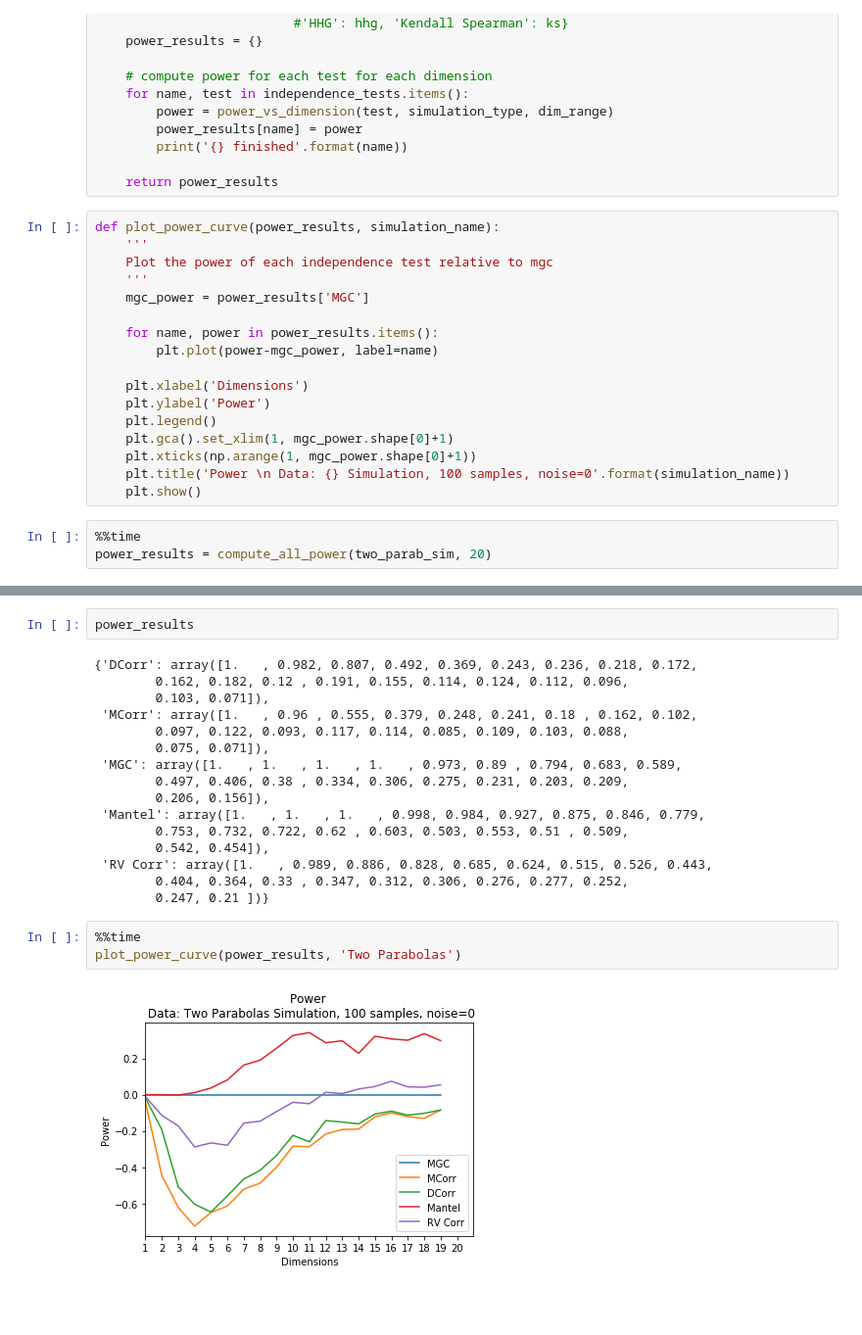
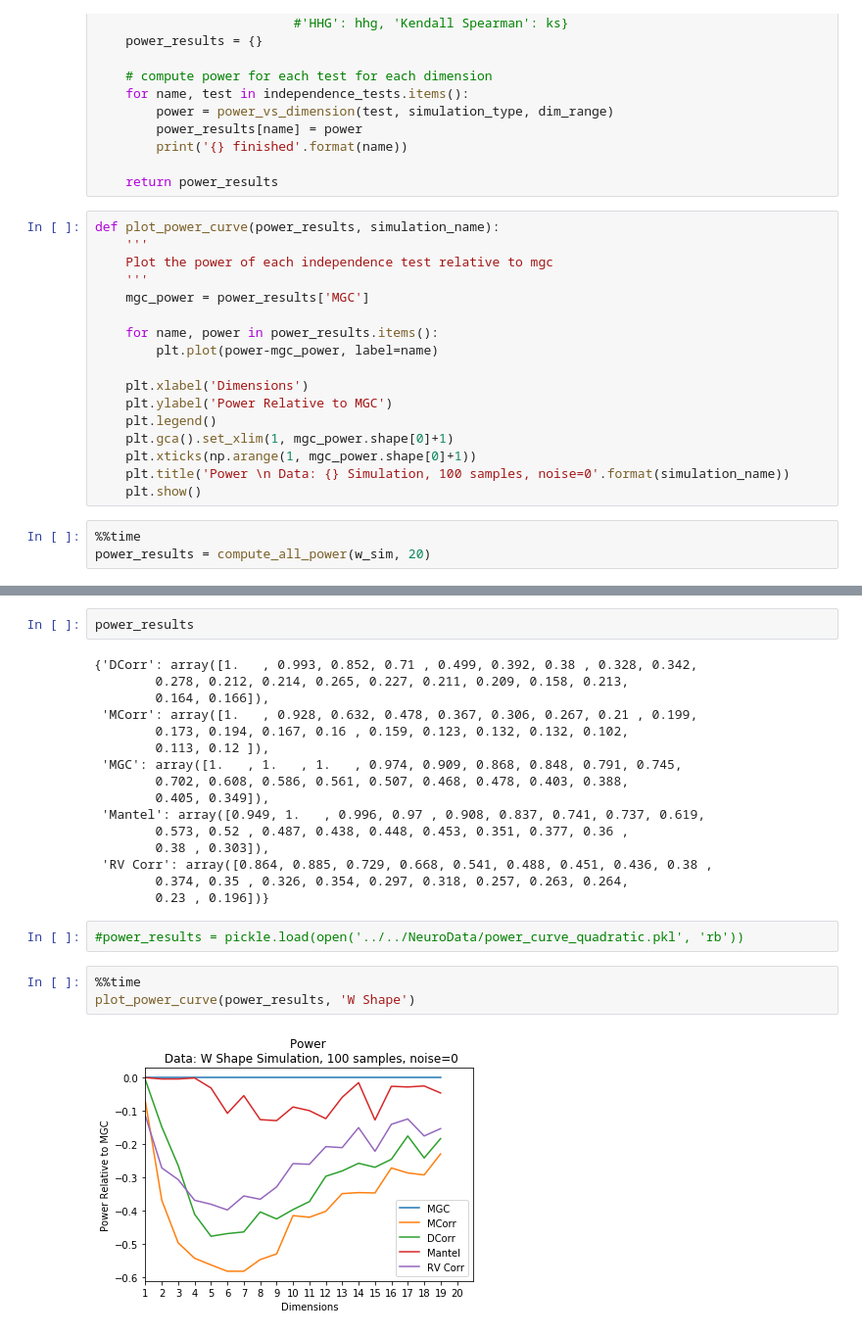
Before and after one commit to neurodata/mgcpy-old, a Jupyter notebook: demos/figure_2_power_curve.ipynb, the cells around one changed output, grey strips where cells are left out. Shown at 98% size. Drawn from its saved outputs; the diff is of its cells as text; blank space fills up the shorter version.

Commit message:
added w shape power curve

```diff
--- a/demos/figure_2_power_curve.ipynb
+++ b/demos/figure_2_power_curve.ipynb
@@ -77,7 +77,7 @@ def plot_power_curve(power_results, simulation_name):
         plt.plot(power-mgc_power, label=name)
 
     plt.xlabel('Dimensions')
-    plt.ylabel('Power')
+    plt.ylabel('Power Relative to MGC')
     plt.legend()
     plt.gca().set_xlim(1, mgc_power.shape[0]+1)
     plt.xticks(np.arange(1, mgc_power.shape[0]+1))
@@ -85,7 +85,7 @@ def plot_power_curve(power_results, simulation_name):
     plt.show()
 # %%
 %%time
-power_results = compute_all_power(two_parab_sim, 20)
+power_results = compute_all_power(w_sim, 20)
 # %% [output]
 MGC finished
 MCorr finished
@@ -97,23 +97,25 @@ Wall time: 31min 2s
 # %%
 power_results
 # %% [output]
-{'DCorr': array([1.   , 0.982, 0.807, 0.492, 0.369, 0.243, 0.236, 0.218, 0.172,
-        0.162, 0.182, 0.12 , 0.191, 0.155, 0.114, 0.124, 0.112, 0.096,
-        0.103, 0.071]),
- 'MCorr': array([1.   , 0.96 , 0.555, 0.379, 0.248, 0.241, 0.18 , 0.162, 0.102,
-        0.097, 0.122, 0.093, 0.117, 0.114, 0.085, 0.109, 0.103, 0.088,
-        0.075, 0.071]),
- 'MGC': array([1.   , 1.   , 1.   , 1.   , 0.973, 0.89 , 0.794, 0.683, 0.589,
-        0.497, 0.406, 0.38 , 0.334, 0.306, 0.275, 0.231, 0.203, 0.209,
-        0.206, 0.156]),
- 'Mantel': array([1.   , 1.   , 1.   , 0.998, 0.984, 0.927, 0.875, 0.846, 0.779,
-        0.753, 0.732, 0.722, 0.62 , 0.603, 0.503, 0.553, 0.51 , 0.509,
-        0.542, 0.454]),
- 'RV Corr': array([1.   , 0.989, 0.886, 0.828, 0.685, 0.624, 0.515, 0.526, 0.443,
-        0.404, 0.364, 0.33 , 0.347, 0.312, 0.306, 0.276, 0.277, 0.252,
-        0.247, 0.21 ])}
+{'DCorr': array([1.   , 0.993, 0.852, 0.71 , 0.499, 0.392, 0.38 , 0.328, 0.342,
+        0.278, 0.212, 0.214, 0.265, 0.227, 0.211, 0.209, 0.158, 0.213,
+        0.164, 0.166]),
+ 'MCorr': array([1.   , 0.928, 0.632, 0.478, 0.367, 0.306, 0.267, 0.21 , 0.199,
+        0.173, 0.194, 0.167, 0.16 , 0.159, 0.123, 0.132, 0.132, 0.102,
+        0.113, 0.12 ]),
+ 'MGC': array([1.   , 1.   , 1.   , 0.974, 0.909, 0.868, 0.848, 0.791, 0.745,
+        0.702, 0.608, 0.586, 0.561, 0.507, 0.468, 0.478, 0.403, 0.388,
+        0.405, 0.349]),
+ 'Mantel': array([0.949, 1.   , 0.996, 0.97 , 0.908, 0.837, 0.741, 0.737, 0.619,
+        0.573, 0.52 , 0.487, 0.438, 0.448, 0.453, 0.351, 0.377, 0.36 ,
+        0.38 , 0.303]),
+ 'RV Corr': array([0.864, 0.885, 0.729, 0.668, 0.541, 0.488, 0.451, 0.436, 0.38 ,
+        0.374, 0.35 , 0.326, 0.354, 0.297, 0.318, 0.257, 0.263, 0.264,
+        0.23 , 0.196])}
+# %%
+#power_results = pickle.load(open('../../NeuroData/power_curve_quadratic.pkl', 'rb'))
 # %%
 %%time
-plot_power_curve(power_results, 'Two Parabolas')
+plot_power_curve(power_results, 'W Shape')
 # %% [output]
-[figure, old version]
+[figure, new version]
```
Also changed, not shown: parts of 3 cells of this notebook, 2 other files.
